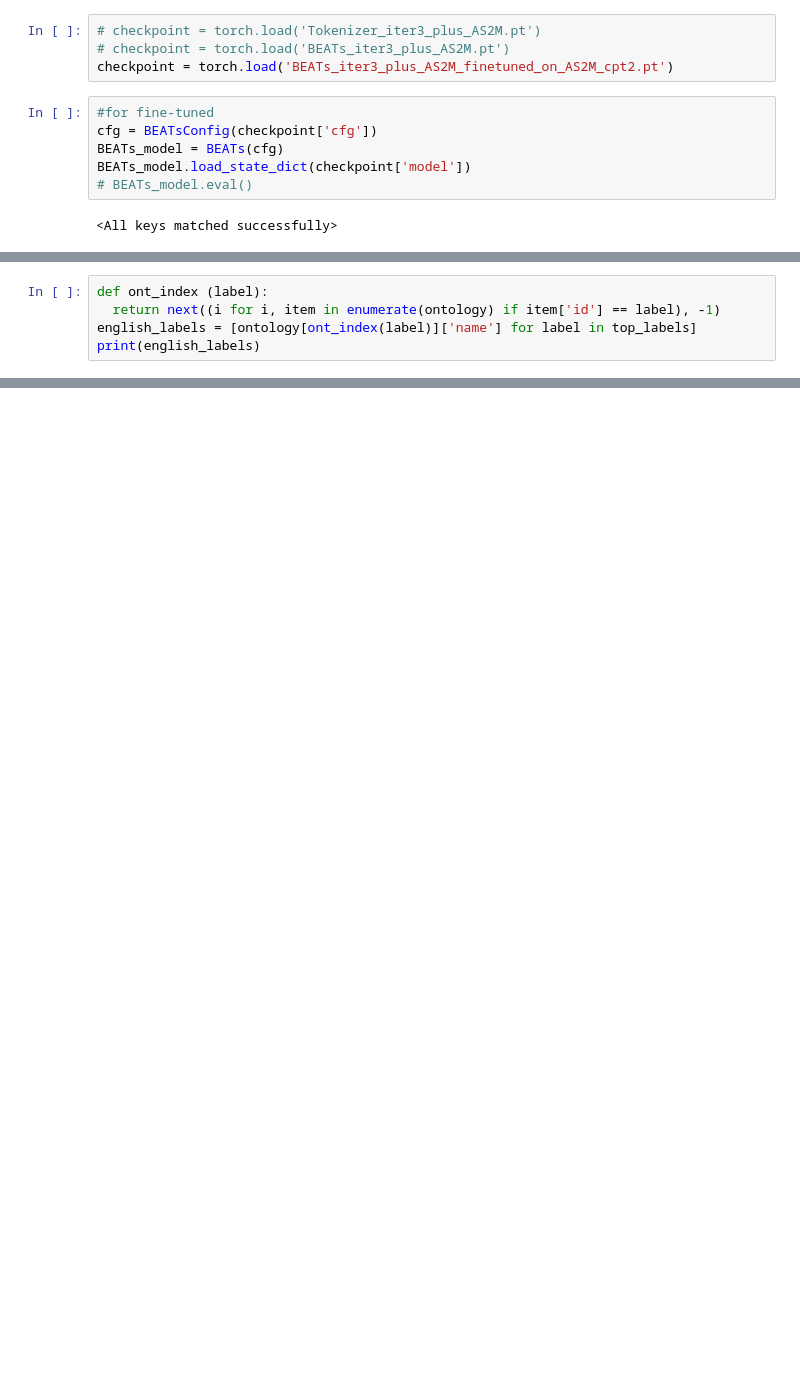
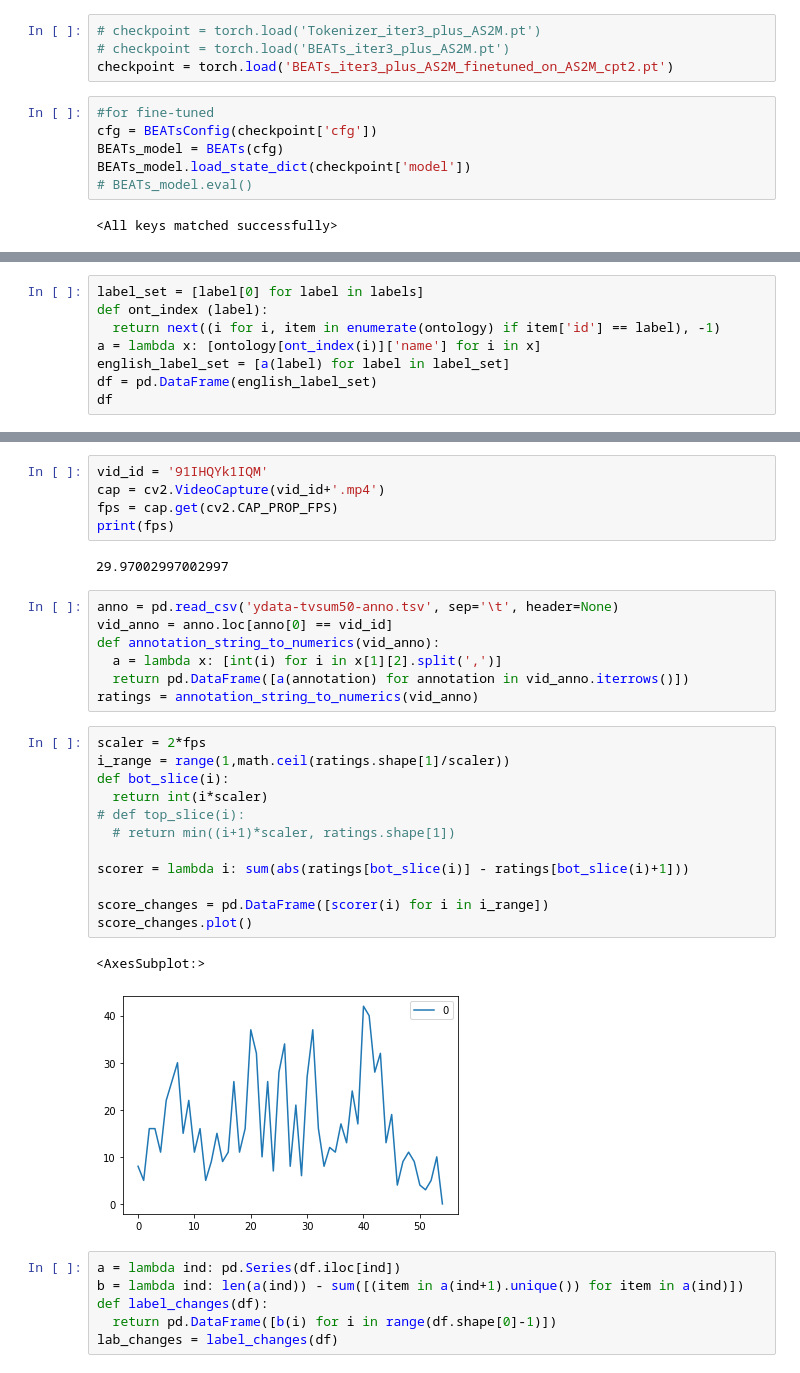
Before and after one commit to aLehav/MLVideoDescriptionResearch, a Jupyter notebook: BEATs.ipynb, the cells around one changed output, grey strips where cells are left out. Saved outputs shown, nothing was run; the diff lists cells and outputs as text; blank space fills up the shorter version.

```diff
--- a/BEATs.ipynb
+++ b/BEATs.ipynb
@@ -114,6 +109,9 @@ print(top_labels)
 # %%
+label_set = [label[0] for label in labels]
 def ont_index (label):
   return next((i for i, item in enumerate(ontology) if item['id'] == label), -1)
-english_labels = [ontology[ont_index(label)]['name'] for label in top_labels]
-print(english_labels)
+a = lambda x: [ontology[ont_index(i)]['name'] for i in x]
+english_label_set = [a(label) for label in label_set]
+df = pd.DataFrame(english_label_set)
+df
 # %% [output]
@@ -120,0 +135,35 @@ print(english_labels)
+# %%
+vid_id = '91IHQYk1IQM'
+cap = cv2.VideoCapture(vid_id+'.mp4')
+fps = cap.get(cv2.CAP_PROP_FPS)
+print(fps)
+# %% [output]
+29.97002997002997
+# %%
+anno = pd.read_csv('ydata-tvsum50-anno.tsv', sep='\t', header=None)
+vid_anno = anno.loc[anno[0] == vid_id]
+def annotation_string_to_numerics(vid_anno):
+  a = lambda x: [int(i) for i in x[1][2].split(',')]
+  return pd.DataFrame([a(annotation) for annotation in vid_anno.iterrows()])
+ratings = annotation_string_to_numerics(vid_anno)
+# %%
+scaler = 2*fps
+i_range = range(1,math.ceil(ratings.shape[1]/scaler))
+def bot_slice(i):
+  return int(i*scaler)
+# def top_slice(i):
+  # return min((i+1)*scaler, ratings.shape[1])
+
+scorer = lambda i: sum(abs(ratings[bot_slice(i)] - ratings[bot_slice(i)+1]))
+
+score_changes = pd.DataFrame([scorer(i) for i in i_range])
+score_changes.plot()
+# %% [output]
+<AxesSubplot:>
+[figure, added]
+# %%
+a = lambda ind: pd.Series(df.iloc[ind])
+b = lambda ind: len(a(ind)) - sum([(item in a(ind+1).unique()) for item in a(ind)])
+def label_changes(df):
+  return pd.DataFrame([b(i) for i in range(df.shape[0]-1)])
+lab_changes = label_changes(df)
```
Also changed, not shown: parts of 10 cells of this notebook.
